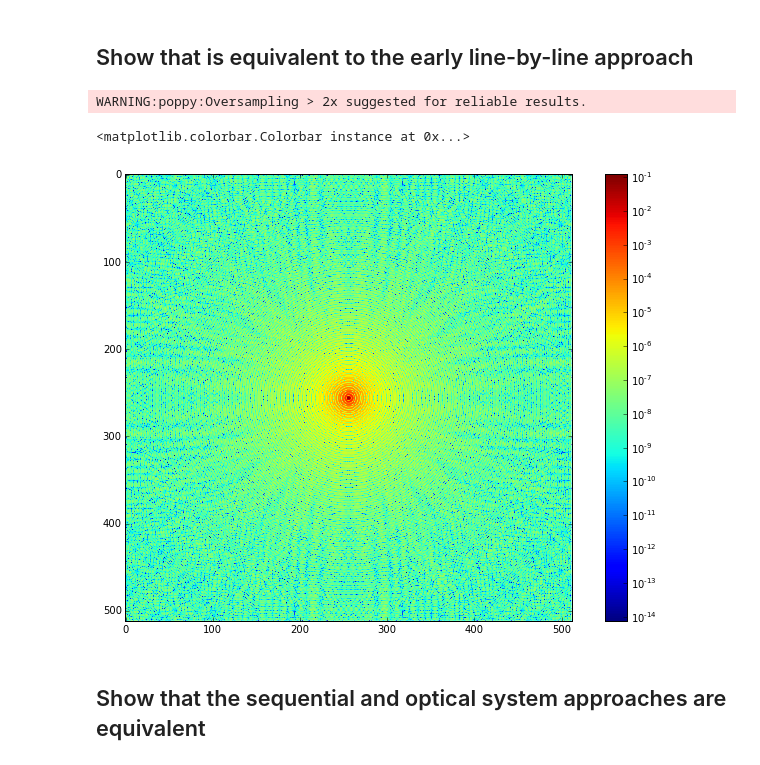
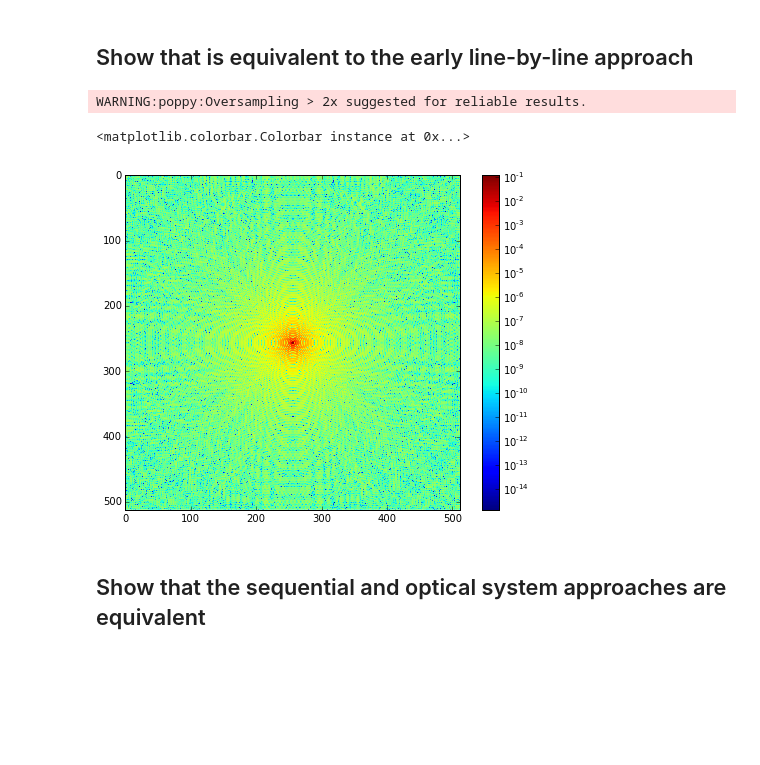
Before and after one commit to douglase/poppy_example_notebooks, a Jupyter notebook: Fresnel/Microscope_Example.ipynb, the cells around one changed output. Drawn from its saved outputs; the diff is of its cells as text; code cells hidden in the pictures; blank space fills up the shorter version.

```diff
--- a/Fresnel/Microscope_Example.ipynb
+++ b/Fresnel/Microscope_Example.ipynb
@@ -180,20 +180,20 @@ micro.describe()
 # %% [markdown]
 ## Show that is equivalent to the early line-by-line approach
 # %%
-plt.figure(figsize=(12,8))
+plt.figure(figsize=(8,6))
 psf,waves = micro.calcPSF(wavelength=675e-9,
                            display_intermediates=False,
                            return_intermediates=True,
                           )
 
 poppy_norm=LogNorm(vmax=psf[0].data.max(),vmin=psf[0].data.min())
 
 plt.imshow(psf[0].data,interpolation='none',norm=poppy_norm)
 plt.colorbar()
 # %% [output]
 WARNING:poppy:Oversampling > 2x suggested for reliable results.
 <matplotlib.colorbar.Colorbar instance at 0x...>
-[figure, old version]
+[figure, new version]
 # %% [markdown]
 ## Show that the sequential and optical system approaches are equivalent
 # %%
```
Also changed, not shown: parts of 5 cells of this notebook.
